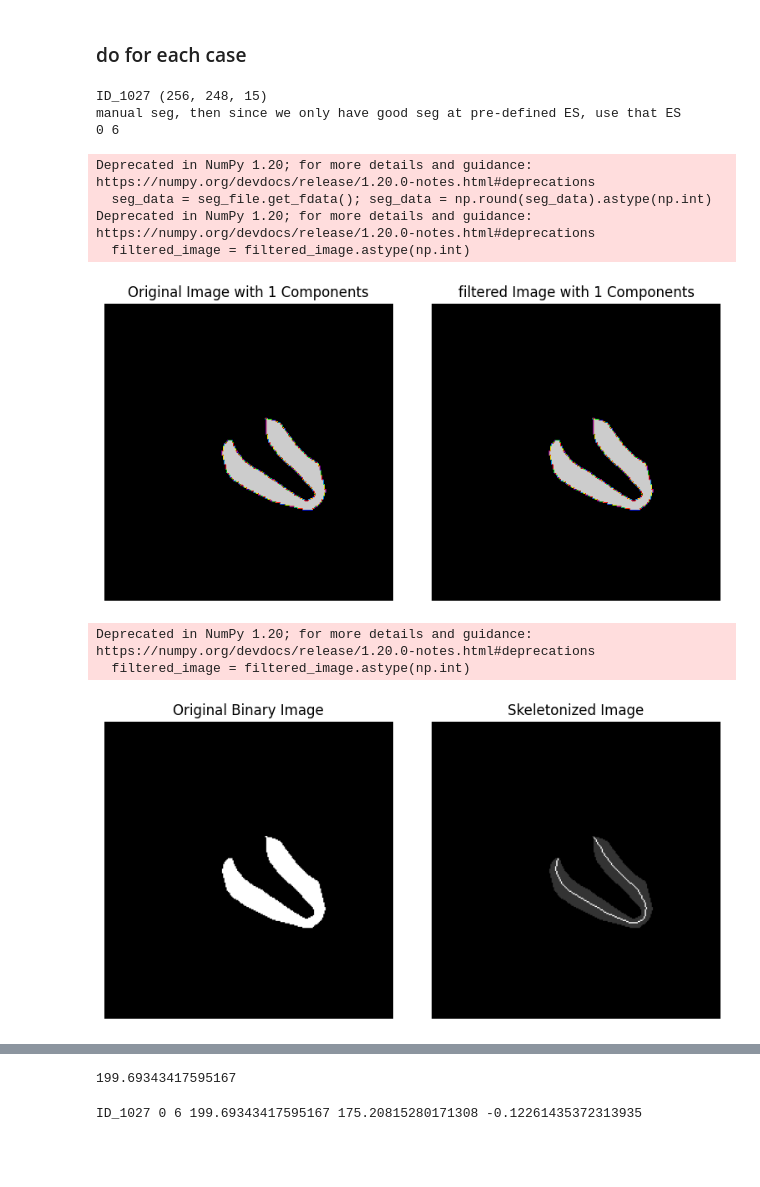
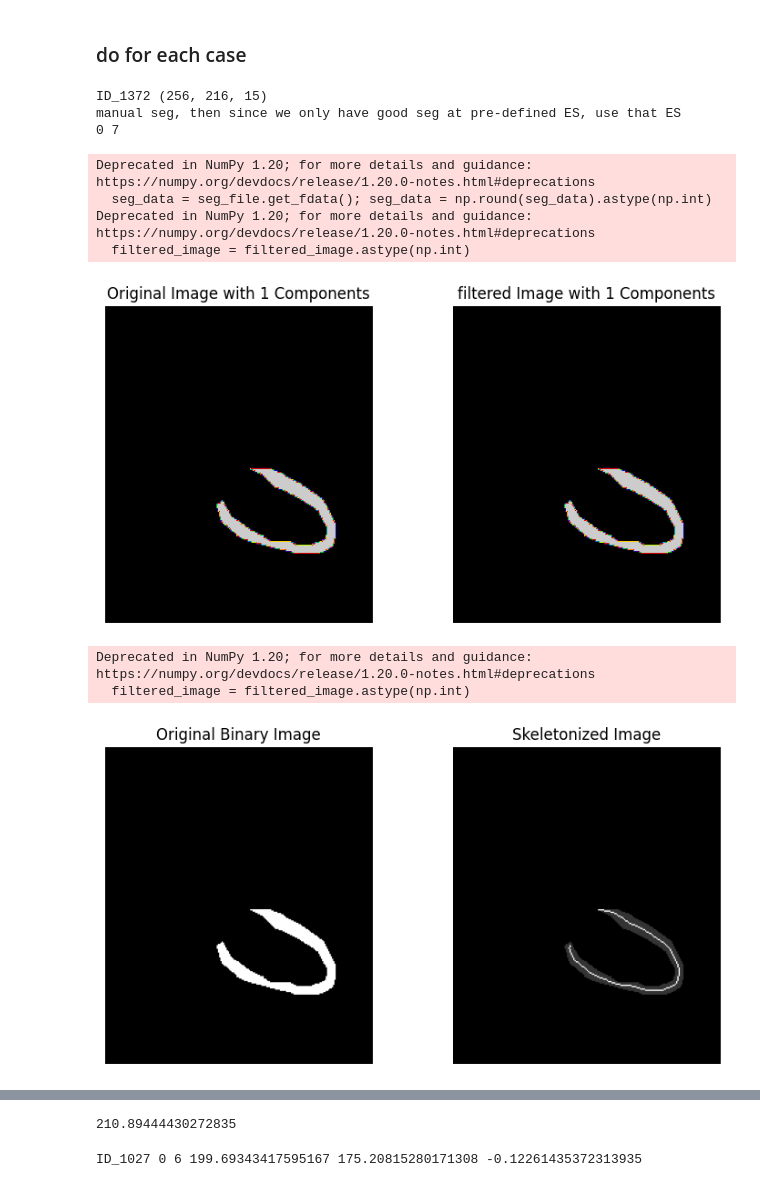
Before and after one commit to zhennongchen/DeepStrain, a Jupyter notebook: main_GLS.ipynb, the cells around one changed output, grey strips where cells are left out. Drawn from its saved outputs; the diff is of its cells as text; code cells hidden in the pictures; blank space fills up the shorter version.

```diff
--- a/main_GLS.ipynb
+++ b/main_GLS.ipynb
@@ -273,42 +273,42 @@ def GLS(seg_data, tf, show = True, exclude_label = None, smooth = True):
 # %% [markdown]
 ### do for each case
 # %%
-index = 135
+index = 128
 patient_id = patient_list['OurID'][index]
 patient_id = ff.XX_to_ID_00XX(patient_id)
 
 row = patient_list.iloc[index]
 row2 = patient_list2[patient_list2['patient_id'] == patient_id].iloc[0]
 
 seg_file = nb.load(os.path.join(main_path,patient_id, '4CH/seg_new/LAX4_seg_pred.nii.gz'))
 seg_data = seg_file.get_fdata(); seg_data = np.round(seg_data).astype(np.int)
 seg_data[seg_data == 2] = 1
 print(patient_id, seg_data.shape)
 
 if row['4CH'] != 'done':
     print('all AI, then we can find ES for visual, try ES +- 2')
     ed = int(row2['ED_index_in_processed_time_frame'])
     es = int(row2['ES_index_in_processed_time_frame'])
 else:
     print('manual seg, then since we only have good seg at pre-defined ES, use that ES')
     ed = int(row['ED'])
     es = int(row['ES'])
 print(ed, es)
 
 tf = ed
 l= GLS(seg_data, tf, show = True, smooth =False)#, exclude_label=[1])
 print(l)
 
 # GLS = (ed_l - es_l) / ed_l
 # %% [output]
-ID_1027 (256, 248, 15)
+ID_1372 (256, 216, 15)
 manual seg, then since we only have good seg at pre-defined ES, use that ES
-0 6
+0 7
 Deprecated in NumPy 1.20; for more details and guidance: https://numpy.org/devdocs/release/1.20.0-notes.html#deprecations
   seg_data = seg_file.get_fdata(); seg_data = np.round(seg_data).astype(np.int)
 Deprecated in NumPy 1.20; for more details and guidance: https://numpy.org/devdocs/release/1.20.0-notes.html#deprecations
   filtered_image = filtered_image.astype(np.int)
-[figure, old version]
+[figure, new version]
 Deprecated in NumPy 1.20; for more details and guidance: https://numpy.org/devdocs/release/1.20.0-notes.html#deprecations
   filtered_image = filtered_image.astype(np.int)
-[figure, old version]
+[figure, new version]
@@ -316,4 +316,4 @@ Deprecated in NumPy 1.20; for more details and guidance: https://numpy.org/devdo
-199.69343417595167
+210.89444430272835
 # %%
 
 # save the result after manual check
```
Also changed, not shown: parts of 1 cell of this notebook, 1 other file.
